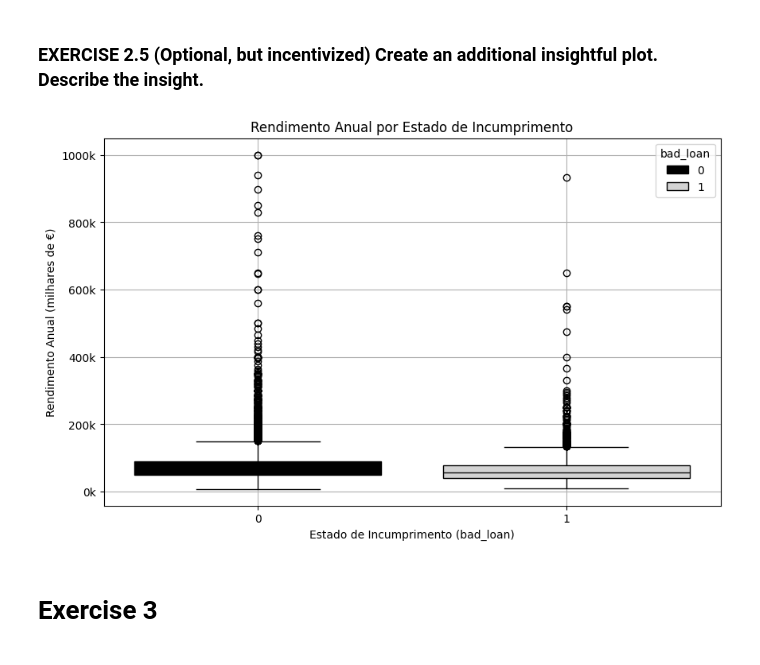
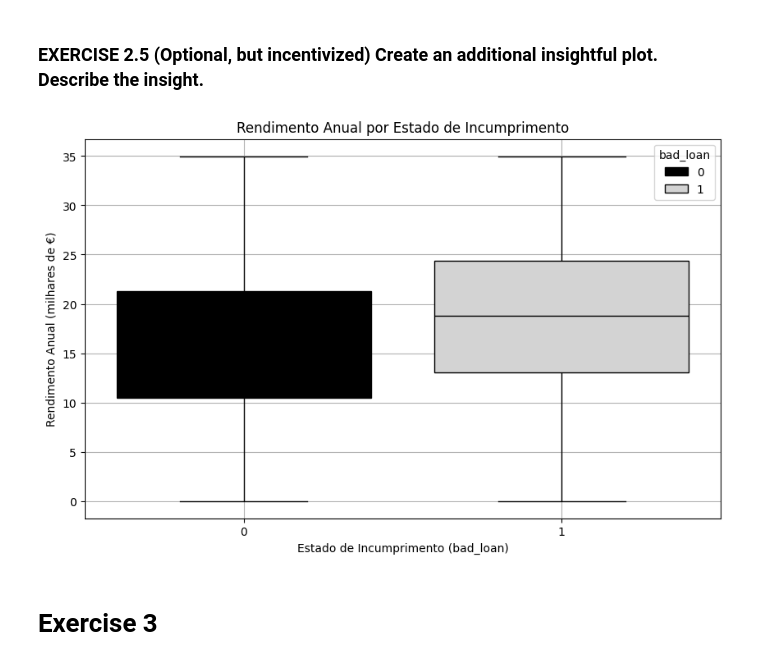
Before and after one commit to pereiranuno/loan-project, a Jupyter notebook: eda-finalproject.ipynb, the cells around one changed output. Drawn from its saved outputs; the diff is of its cells as text; code cells hidden in the pictures.

```diff
--- a/eda-finalproject.ipynb
+++ b/eda-finalproject.ipynb
@@ -360,20 +360,20 @@ plt.show()
 # %%
 
 # Criar o boxplot novamente com a correção da paleta
 plt.figure(figsize=(10, 6))
-sns.boxplot(data=data, x="bad_loan", y="annual_inc", hue="bad_loan", palette=["black", "lightgray"])
+sns.boxplot(data=data, x="bad_loan", y="dti", hue="bad_loan", palette=["black", "lightgray"])
 
 # Personalizar o gráfico
 plt.xlabel("Estado de Incumprimento (bad_loan)")
 plt.ylabel("Rendimento Anual (milhares de €)")
 plt.title("Rendimento Anual por Estado de Incumprimento")
-plt.gca().yaxis.set_major_formatter(ticker.FuncFormatter(lambda x, _: f'{x/1000:.0f}k'))  # Escala em milhares
+#plt.gca().yaxis.set_major_formatter(ticker.FuncFormatter(lambda x, _: f'{x/1000:.0f}k'))  # Escala em milhares
 plt.grid(True)
 
 # Mostrar o gráfico
 plt.show()
 # %% [output]
-[figure, old version]
+[figure, new version]
 # %% [markdown]
 # Exercise 3
 # %% [markdown]
```
Also changed, not shown: parts of 1 cell of this notebook.
